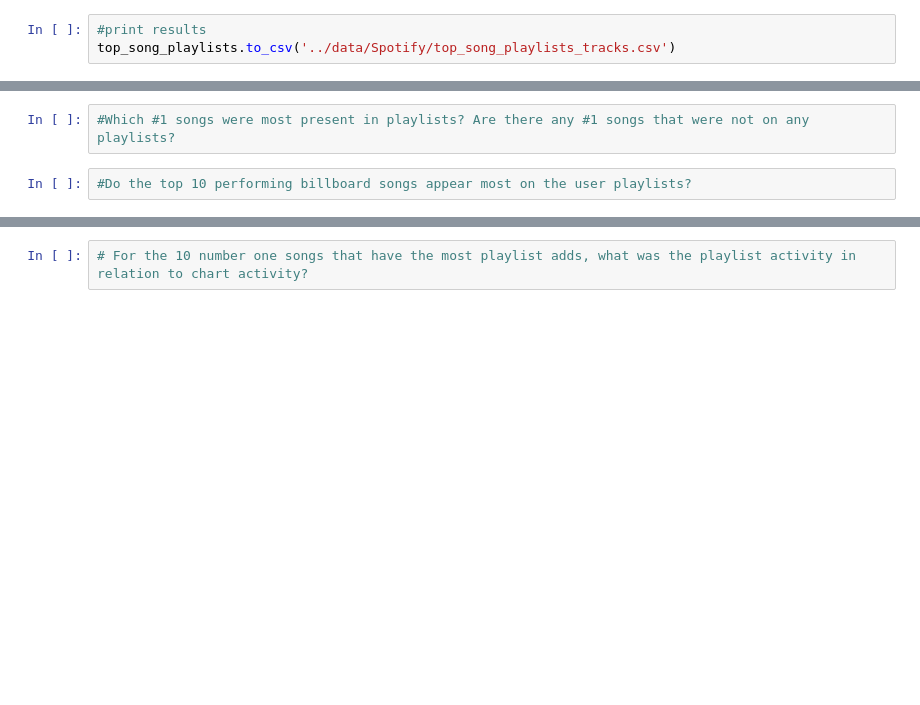
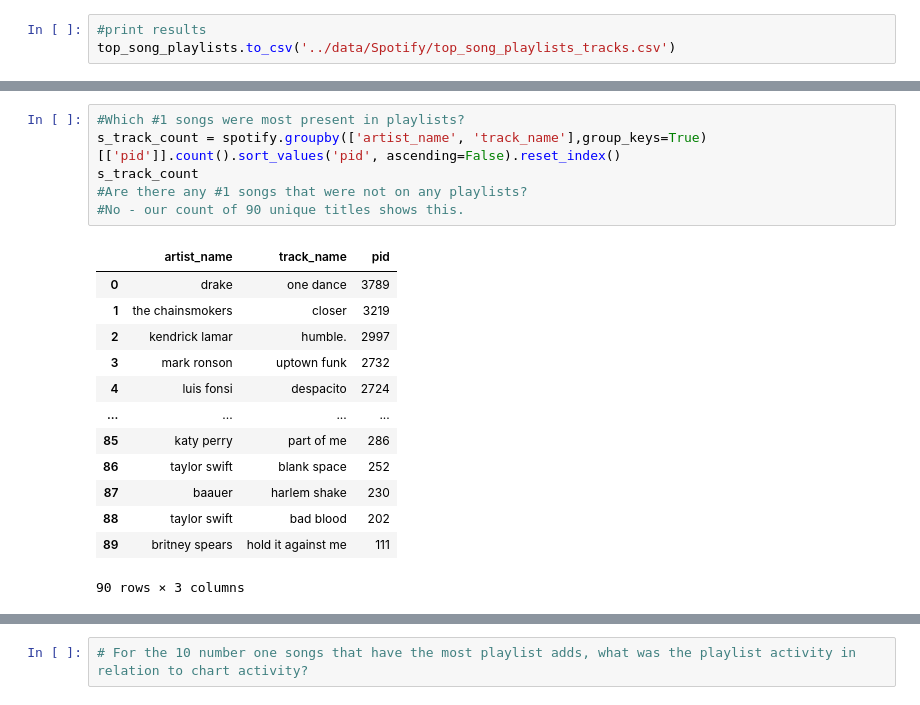
Before and after one commit to hayleymadden/spotify-user-playlist-trends, a Jupyter notebook: notebook/spotify_billboard_analysis.ipynb, the cells around one changed output, grey strips where cells are left out. Saved outputs shown, nothing was run; the diff lists cells and outputs as text; blank space fills up the shorter version.

```diff
--- a/notebook/spotify_billboard_analysis.ipynb
+++ b/notebook/spotify_billboard_analysis.ipynb
@@ -250,4 +462,20 @@ Total playlists with one or more Billboard No. 1 song(s): 36731
 # %%
-#Which #1 songs were most present in playlists? Are there any #1 songs that were not on any playlists?
+#Which #1 songs were most present in playlists?
+s_track_count = spotify.groupby(['artist_name', 'track_name'],group_keys=True)[['pid']].count().sort_values('pid', ascending=False).reset_index()
+s_track_count
+#Are there any #1 songs that were not on any playlists?
+#No - our count of 90 unique titles shows this.
+# %% [output]
+|  | artist_name | track_name | pid |
+| 0 | drake | one dance | 3789 |
+| 1 | the chainsmokers | closer | 3219 |
+| 2 | kendrick lamar | humble. | 2997 |
+| 3 | mark ronson | uptown funk | 2732 |
+| 4 | luis fonsi | despacito | 2724 |
+| ... | ... | ... | ... |
+| 85 | katy perry | part of me | 286 |
+| 86 | taylor swift | blank space | 252 |
+| 87 | baauer | harlem shake | 230 |
+| 88 | taylor swift | bad blood | 202 |
+| 89 | britney spears | hold it against me | 111 |
+90 rows × 3 columns
-# %%
-#Do the top 10 performing billboard songs appear most on the user playlists?
```
Also changed, not shown: parts of 45 cells of this notebook, 5 other files.
